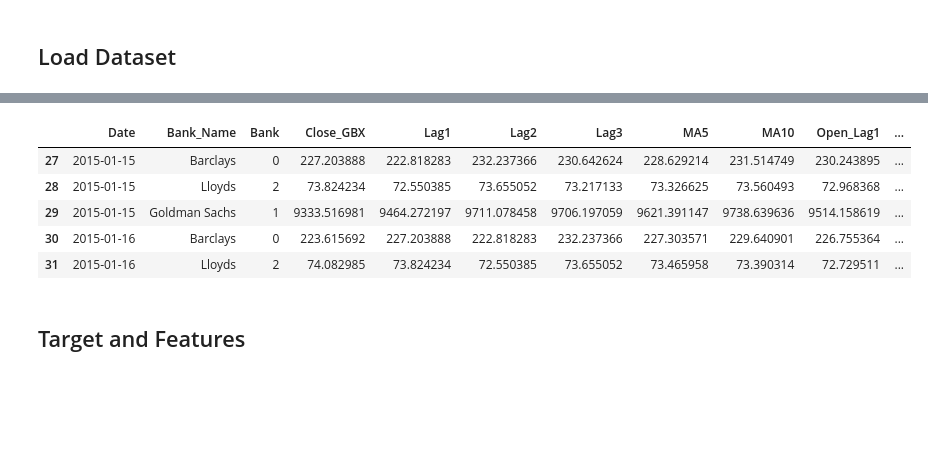
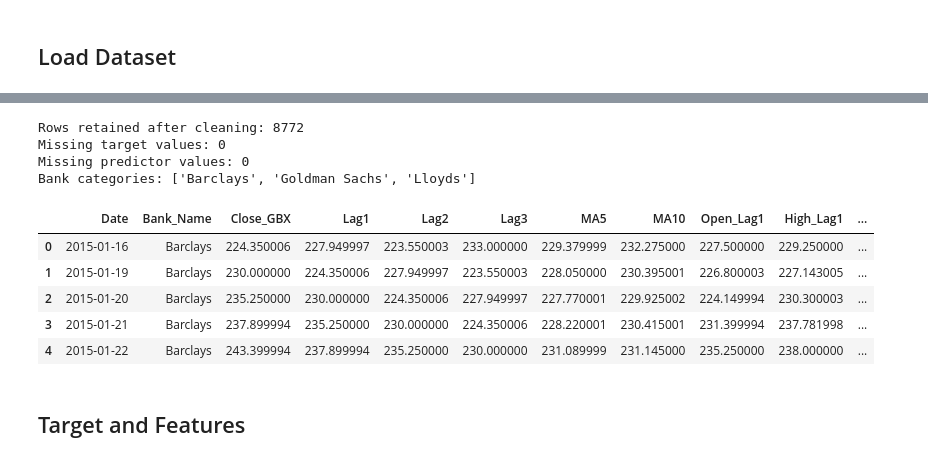
Before and after one commit to Vaibhavkrishna2001/Financial-Time-Series-Analytics, a Jupyter notebook: Codes/Random_Forest_model.ipynb, the cells around one changed output, grey strips where cells are left out. Drawn from its saved outputs; the diff is of its cells as text; code cells hidden in the pictures; blank space fills up the shorter version.

```diff
--- a/Codes/Random_Forest_model.ipynb
+++ b/Codes/Random_Forest_model.ipynb
@@ -56,26 +81,65 @@ memory usage: 826.1+ KB
 # %%
-df['Lag1'] = df.groupby('Bank')['Close_GBX'].shift(1)
-df['Lag2'] = df.groupby('Bank')['Close_GBX'].shift(2)
-df['Lag3'] = df.groupby('Bank')['Close_GBX'].shift(3)
-df['MA5'] = df.groupby('Bank')['Close_GBX'].transform(lambda s: s.rolling(5).mean())
-df['MA10'] = df.groupby('Bank')['Close_GBX'].transform(lambda s: s.rolling(10).mean())
-df['Open_Lag1'] = df.groupby('Bank')['Open_GBX'].shift(1)
-df['High_Lag1'] = df.groupby('Bank')['High_GBX'].shift(1)
-df['Low_Lag1'] = df.groupby('Bank')['Low_GBX'].shift(1)
-df['Volume_Lag1'] = df.groupby('Bank')['Volume'].shift(1)
-df.dropna(inplace=True)
+# Clean raw inputs before constructing any lagged features.
+df = df.sort_values(["Bank", "Date"]).copy()
 
-encoder = LabelEncoder()
-df['Bank_Name'] = df['Bank']
-df['Bank'] = encoder.fit_transform(df['Bank'])
-df[['Date', 'Bank_Name', 'Bank', 'Close_GBX', 'Lag1', 'Lag2', 'Lag3', 'MA5', 'MA10', 'Open_Lag1', 'High_Lag1', 'Low_Lag1', 'Volume_Lag1']].head()
+numeric_cols = ["Open_GBX", "High_GBX", "Low_GBX", "Close_GBX", "Volume"]
+for col in numeric_cols:
+    df[col] = pd.to_numeric(df[col], errors="coerce")
+df[numeric_cols] = df[numeric_cols].replace([np.inf, -np.inf], np.nan)
+
+# Exclude rows without a valid target close before computing lags.
+df = df.dropna(subset=["Date", "Bank", "Close_GBX"]).copy()
+
+grouped_close = df.groupby("Bank", sort=False)["Close_GBX"]
+df["Lag1"] = grouped_close.shift(1)
+df["Lag2"] = grouped_close.shift(2)
+df["Lag3"] = grouped_close.shift(3)
+
+# Shifted rolling means ensure target-day Close_GBX is not used as a predictor.
+df["MA5"] = grouped_close.transform(
+    lambda s: s.shift(1).rolling(window=5, min_periods=5).mean()
+)
+df["MA10"] = grouped_close.transform(
+    lambda s: s.shift(1).rolling(window=10, min_periods=10).mean()
+)
+
+df["Open_Lag1"] = df.groupby("Bank", sort=False)["Open_GBX"].shift(1)
+df["High_Lag1"] = df.groupby("Bank", sort=False)["High_GBX"].shift(1)
+df["Low_Lag1"] = df.groupby("Bank", sort=False)["Low_GBX"].shift(1)
+df["Volume_Lag1"] = df.groupby("Bank", sort=False)["Volume"].shift(1)
+
+feature_cols_raw = [
+    "Lag1", "Lag2", "Lag3", "MA5", "MA10",
+    "Open_Lag1", "High_Lag1", "Low_Lag1", "Volume_Lag1"
+]
+df[feature_cols_raw] = df[feature_cols_raw].replace([np.inf, -np.inf], np.nan)
+df = df.dropna(subset=["Close_GBX"] + feature_cols_raw).copy()
+
+# Reset once after all feature-row filtering so every model array shares the same index.
+df = df.reset_index(drop=True)
+
+# Preserve bank identity as a categorical string. It will be one-hot encoded
+# in the model feature matrix, avoiding an artificial ordinal relationship.
+df["Bank_Name"] = df["Bank"].astype(str)
+df["Bank"] = df["Bank_Name"]
+
+assert np.isfinite(df[["Close_GBX"] + feature_cols_raw].to_numpy(dtype=float)).all()
+print("Rows retained after cleaning:", len(df))
+print("Missing target values:", int(df["Close_GBX"].isna().sum()))
+print("Missing predictor values:", int(df[feature_cols_raw].isna().sum().sum()))
+print("Bank categories:", sorted(df["Bank_Name"].unique()))
+df[["Date", "Bank_Name", "Close_GBX"] + feature_cols_raw].head()
 # %% [output]
+Rows retained after cleaning: 8772
+Missing target values: 0
+Missing predictor values: 0
+Bank categories: ['Barclays', 'Goldman Sachs', 'Lloyds']
-|  | Date | Bank_Name | Bank | Close_GBX | Lag1 | Lag2 | Lag3 | MA5 | MA10 | Open_Lag1 | ... |
-| 27 | 2015-01-15 | Barclays | 0 | 227.203888 | 222.818283 | 232.237366 | 230.642624 | 228.629214 | 231.514749 | 230.243895 | ... |
-| 28 | 2015-01-15 | Lloyds | 2 | 73.824234 | 72.550385 | 73.655052 | 73.217133 | 73.326625 | 73.560493 | 72.968368 | ... |
-| 29 | 2015-01-15 | Goldman Sachs | 1 | 9333.516981 | 9464.272197 | 9711.078458 | 9706.197059 | 9621.391147 | 9738.639636 | 9514.158619 | ... |
-| 30 | 2015-01-16 | Barclays | 0 | 223.615692 | 227.203888 | 222.818283 | 232.237366 | 227.303571 | 229.640901 | 226.755364 | ... |
-| 31 | 2015-01-16 | Lloyds | 2 | 74.082985 | 73.824234 | 72.550385 | 73.655052 | 73.465958 | 73.390314 | 72.729511 | ... |
+|  | Date | Bank_Name | Close_GBX | Lag1 | Lag2 | Lag3 | MA5 | MA10 | Open_Lag1 | High_Lag1 | ... |
+| 0 | 2015-01-16 | Barclays | 224.350006 | 227.949997 | 223.550003 | 233.000000 | 229.379999 | 232.275000 | 227.500000 | 229.250000 | ... |
+| 1 | 2015-01-19 | Barclays | 230.000000 | 224.350006 | 227.949997 | 223.550003 | 228.050000 | 230.395001 | 226.800003 | 227.143005 | ... |
+| 2 | 2015-01-20 | Barclays | 235.250000 | 230.000000 | 224.350006 | 227.949997 | 227.770001 | 229.925002 | 224.149994 | 230.300003 | ... |
+| 3 | 2015-01-21 | Barclays | 237.899994 | 235.250000 | 230.000000 | 224.350006 | 228.220001 | 230.415001 | 231.399994 | 237.781998 | ... |
+| 4 | 2015-01-22 | Barclays | 243.399994 | 237.899994 | 235.250000 | 230.000000 | 231.089999 | 231.145000 | 235.250000 | 238.000000 | ... |
 # %% [markdown]
 ## Target and Features
 # %%
```
Also changed, not shown: parts of 26 cells of this notebook, 5 other files.
